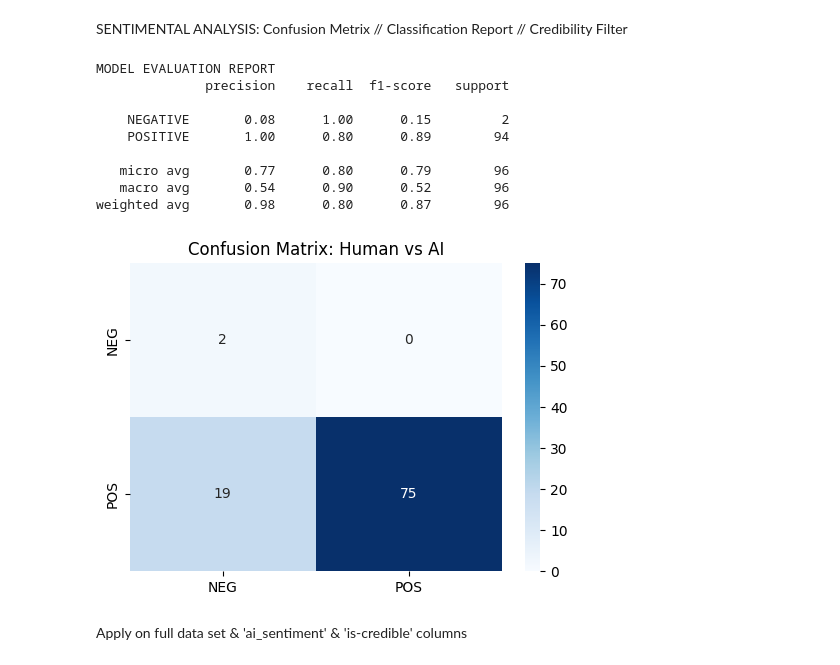
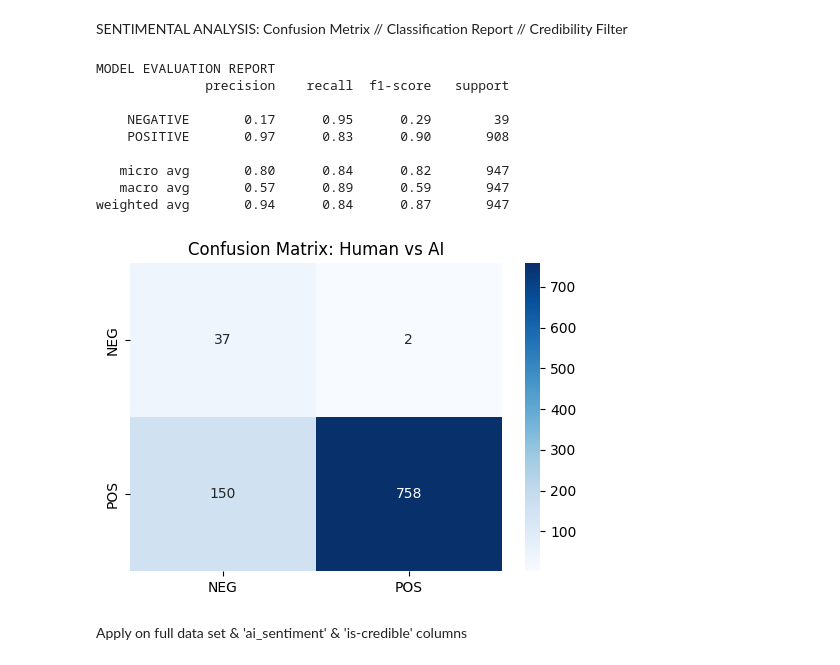
Before and after one commit to aleix-quirante/Project-3--NLP-Business-Case--Automated-Customers-Reviews, a Jupyter notebook: main.ipynb, the cells around one changed output. Drawn from its saved outputs; the diff is of its cells as text; code cells hidden in the pictures.

```diff
--- a/main.ipynb
+++ b/main.ipynb
@@ -51,38 +51,39 @@ SENTIMENTAL ANALYSIS: Confusion Metrix // Classification Report // Credibility F
 # %%
 #setup classifier and sample 100 rows
 classifier = pipeline("sentiment-analysis", model="distilbert-base-uncased-finetuned-sst-2-english", truncation=True)
-df_sample = df_final.sample(100, random_state=42).copy()
+df_sample = df_final.sample(1000, random_state=42).copy()
 
 #map ratings and run sentiments
 df_sample['rating_label'] = df_sample['reviews.rating'].map({1:'NEGATIVE', 2:'NEGATIVE', 3:'NEUTRAL', 4:'POSITIVE', 5:'POSITIVE'})
+df_sample = df_sample.dropna(subset=['rating_label'])
 texts = df_sample['reviews.text'].fillna("").tolist()
 predictions = classifier(texts, batch_size=16)
 df_sample['ai_sentiment'] = [p['label'].upper() for p in predictions]
 
 #normalization and bulletproof comparison
 df_sample['is_credible'] = df_sample['rating_label'] == df_sample['ai_sentiment']
 
 #evaluation Report (Accuracy, Precision, Recall, F1)
 print("MODEL EVALUATION REPORT")
 print(classification_report(df_sample['rating_label'], df_sample['ai_sentiment'], labels=['NEGATIVE', 'POSITIVE']))
 
 #graphical representation: Confusion Matrix
 cm = confusion_matrix(df_sample['rating_label'], df_sample['ai_sentiment'], labels=['NEGATIVE', 'POSITIVE'])
 plt.figure(figsize=(6, 4))
 sns.heatmap(cm, annot=True, fmt='d', cmap='Blues', xticklabels=['NEG', 'POS'], yticklabels=['NEG', 'POS'])
 plt.title('Confusion Matrix: Human vs AI')
 plt.show()
 # %% [output]
 MODEL EVALUATION REPORT
               precision    recall  f1-score   support
 
-    NEGATIVE       0.08      1.00      0.15         2
-    POSITIVE       1.00      0.80      0.89        94
+    NEGATIVE       0.17      0.95      0.29        39
+    POSITIVE       0.97      0.83      0.90       908
 
-   micro avg       0.77      0.80      0.79        96
-   macro avg       0.54      0.90      0.52        96
-weighted avg       0.98      0.80      0.87        96
+   micro avg       0.80      0.84      0.82       947
+   macro avg       0.57      0.89      0.59       947
+weighted avg       0.94      0.84      0.87       947
-[figure, old version]
+[figure, new version]
 # %% [markdown]
 Apply on full data set & 'ai_sentiment' & 'is-credible' columns
 # %%
```
Also changed, not shown: parts of 1 cell of this notebook, 2 other files.
